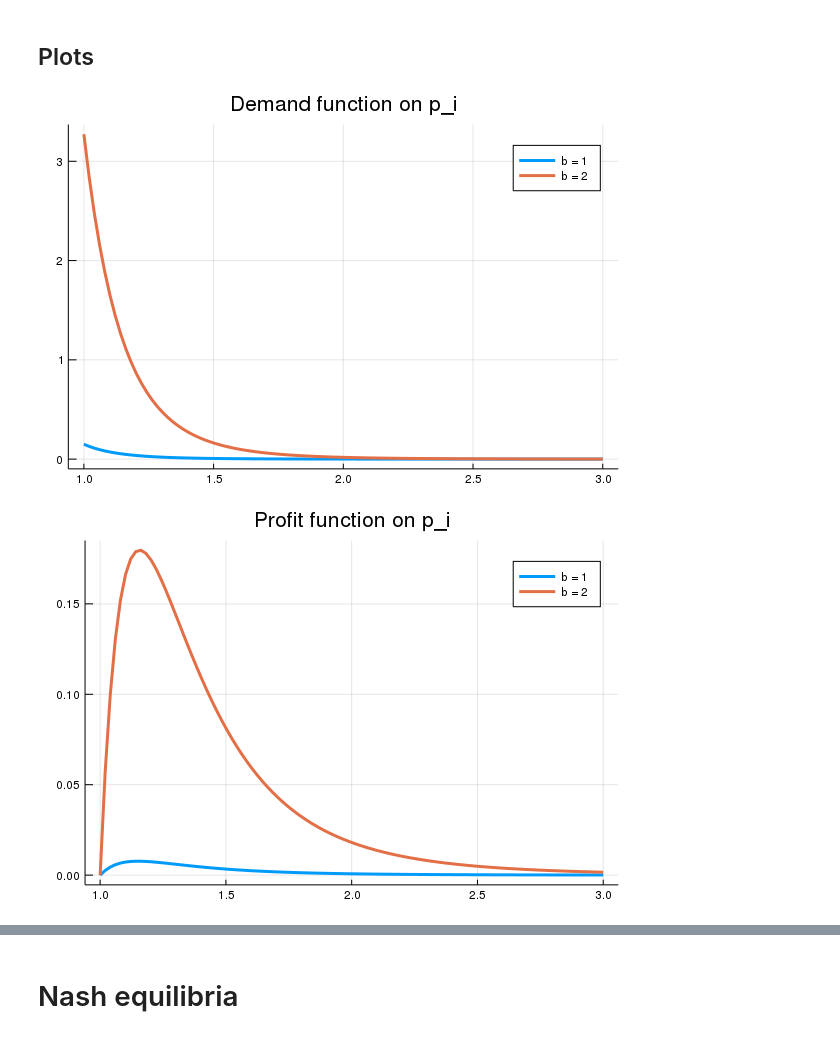
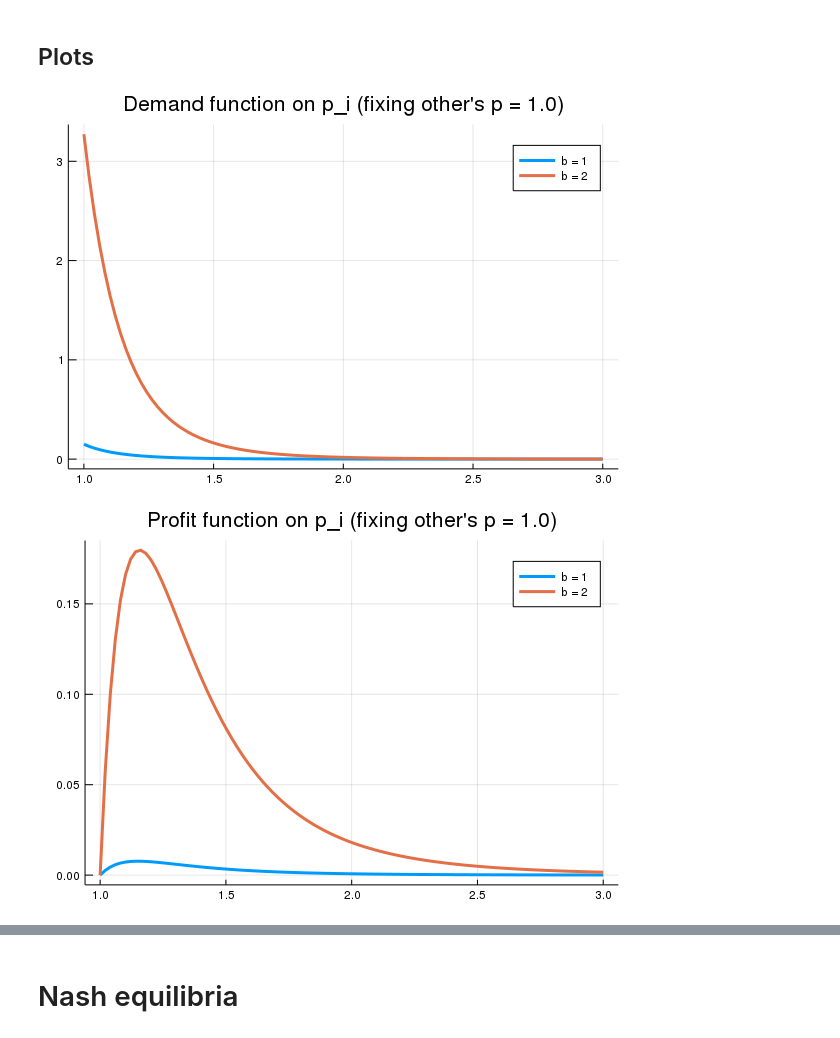
Before and after one commit to lnsongxf/Perla1.jl, a Jupyter notebook: demand-function-with-single-cohort-two-type.ipynb, the cells around one changed output, grey strips where cells are left out. Cells and saved outputs as stored; diff of their text form; code cells hidden in the pictures.

Commit message:
Show in plot title that demands functions are derived fixing other's price fixed
For #56.

```diff
--- a/demand-function-with-single-cohort-two-type.ipynb
+++ b/demand-function-with-single-cohort-two-type.ipynb
@@ -90,18 +90,18 @@ profit_derivative (generic function with 1 method)
 # %%
 # plot the demand function
 plot(range(1.0,stop=3.0,length=100), (k -> (p_i -> demand(p_i, k, p, f, params))).(1:k_bar),
-    label = string.("b = ",1:k_bar), lw = 3, title = "Demand function on p_i")
+    label = string.("b = ",1:k_bar), lw = 3, title = "Demand function on p_i (fixing other's p = 1.0)")
 # %% [output]
-[figure, old version]
+[figure, new version]
 # %%
 # confirm that the demand function is decreasing in price
 @assert all(diff((p_i -> demand(p_i, k, p, f, params)).(1:100)) .<= 0)
 # %%
 # plot the profit function
 plot(range(1.0,stop=3.0,length=100), (k -> (p_i -> profit(p_i, k, p, f, params))).(1:k_bar),
-    label = string.("b = ",1:k_bar), lw = 3, title = "Profit function on p_i")
+    label = string.("b = ",1:k_bar), lw = 3, title = "Profit function on p_i (fixing other's p = 1.0)")
 # %% [output]
-[figure, old version]
+[figure, new version]
 # %%
 # plot the profit derivative function
 plot(range(1.0,stop=3.0,length=100), (k -> (p_i -> profit_derivative(p_i, k, p, f, params))).(1:k_bar),
```
Also changed, not shown: parts of 1 cell of this notebook.
